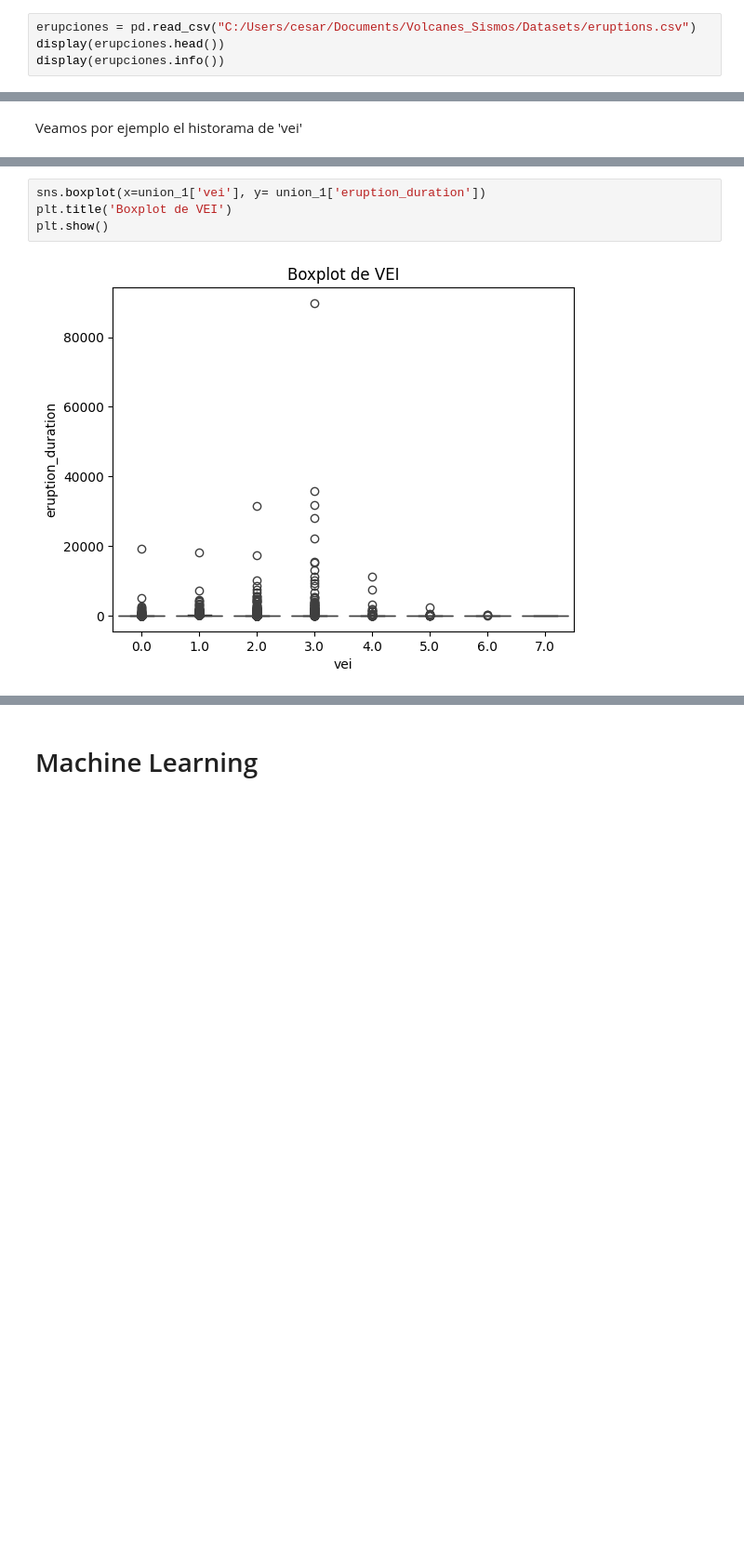
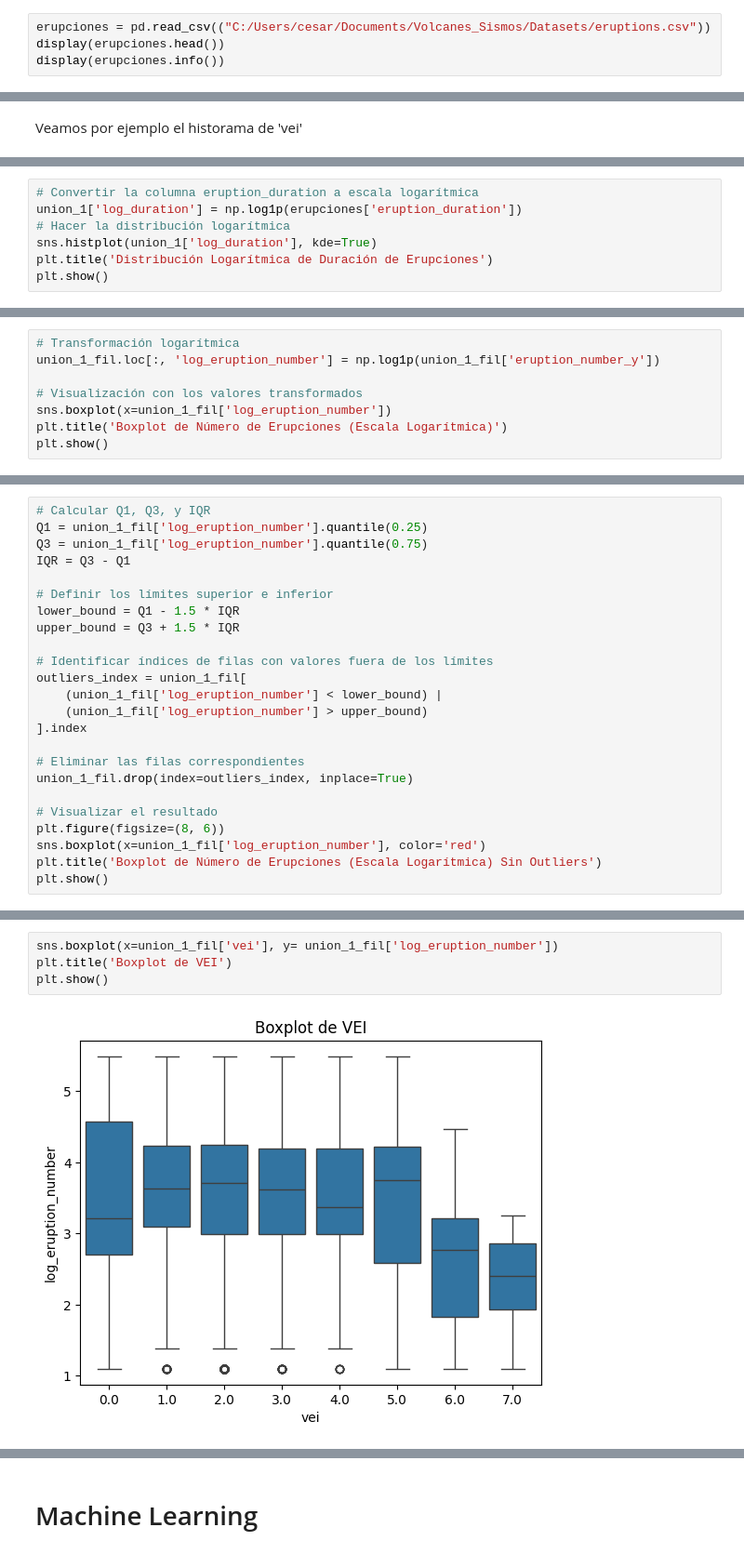
Before and after one commit to cesar97af/Proyecto_2--Volc_Sismos-, a Jupyter notebook: Proyecto_Volcan_Final.ipynb, the cells around one changed output, grey strips where cells are left out. Shown at 93% size. Cells and saved outputs as stored; diff of their text form; blank space fills up the shorter version.

Commit message:
Terminando el analisis de datos con seaborn y pandas, se elimina el intento de realizar un mapa

```diff
--- a/Proyecto_Volcan_Final.ipynb
+++ b/Proyecto_Volcan_Final.ipynb
@@ -50,7 +37,7 @@ Successfully installed SQLModel-0.0.22
 # Importación y Limpieza
 Volcanes
 # %%
-erupciones = pd.read_csv("C:/Users/cesar/Documents/Volcanes_Sismos/Datasets/eruptions.csv")
+erupciones = pd.read_csv(("C:/Users/cesar/Documents/Volcanes_Sismos/Datasets/eruptions.csv"))
 display(erupciones.head())
 display(erupciones.info())
 # %% [output]
@@ -596,0 +665,7 @@ plt.show()
+# %%
+# Convertir la columna eruption_duration a escala logarítmica
+union_1['log_duration'] = np.log1p(erupciones['eruption_duration'])
+# Hacer la distribución logarítmica
+sns.histplot(union_1['log_duration'], kde=True)
+plt.title('Distribución Logarítmica de Duración de Erupciones')
+plt.show()
@@ -646,0 +721,8 @@ outliers_n_eruptions = detect_outliers(union_1, 'eruption_number_y')
+# %%
+# Transformación logarítmica
+union_1_fil.loc[:, 'log_eruption_number'] = np.log1p(union_1_fil['eruption_number_y'])
+
+# Visualización con los valores transformados
+sns.boxplot(x=union_1_fil['log_eruption_number'])
+plt.title('Boxplot de Número de Erupciones (Escala Logarítmica)')
+plt.show()
@@ -646,0 +731,24 @@ outliers_n_eruptions = detect_outliers(union_1, 'eruption_number_y')
+# %%
+# Calcular Q1, Q3, y IQR
+Q1 = union_1_fil['log_eruption_number'].quantile(0.25)
+Q3 = union_1_fil['log_eruption_number'].quantile(0.75)
+IQR = Q3 - Q1
+
+# Definir los límites superior e inferior
+lower_bound = Q1 - 1.5 * IQR
+upper_bound = Q3 + 1.5 * IQR
+
+# Identificar índices de filas con valores fuera de los límites
+outliers_index = union_1_fil[
+    (union_1_fil['log_eruption_number'] < lower_bound) |
+    (union_1_fil['log_eruption_number'] > upper_bound)
+].index
+
+# Eliminar las filas correspondientes
+union_1_fil.drop(index=outliers_index, inplace=True)
+
+# Visualizar el resultado
+plt.figure(figsize=(8, 6))
+sns.boxplot(x=union_1_fil['log_eruption_number'], color='red')
+plt.title('Boxplot de Número de Erupciones (Escala Logarítmica) Sin Outliers')
+plt.show()
@@ -647,7 +761,7 @@ outliers_n_eruptions = detect_outliers(union_1, 'eruption_number_y')
 # %%
-sns.boxplot(x=union_1['vei'], y= union_1['eruption_duration'])
+sns.boxplot(x=union_1_fil['vei'], y= union_1_fil['log_eruption_number'])
 plt.title('Boxplot de VEI')
 plt.show()
 # %% [output]
-[figure, old version]
+[figure, new version]
 # %%
```
Also changed, not shown: parts of 60 cells of this notebook.
